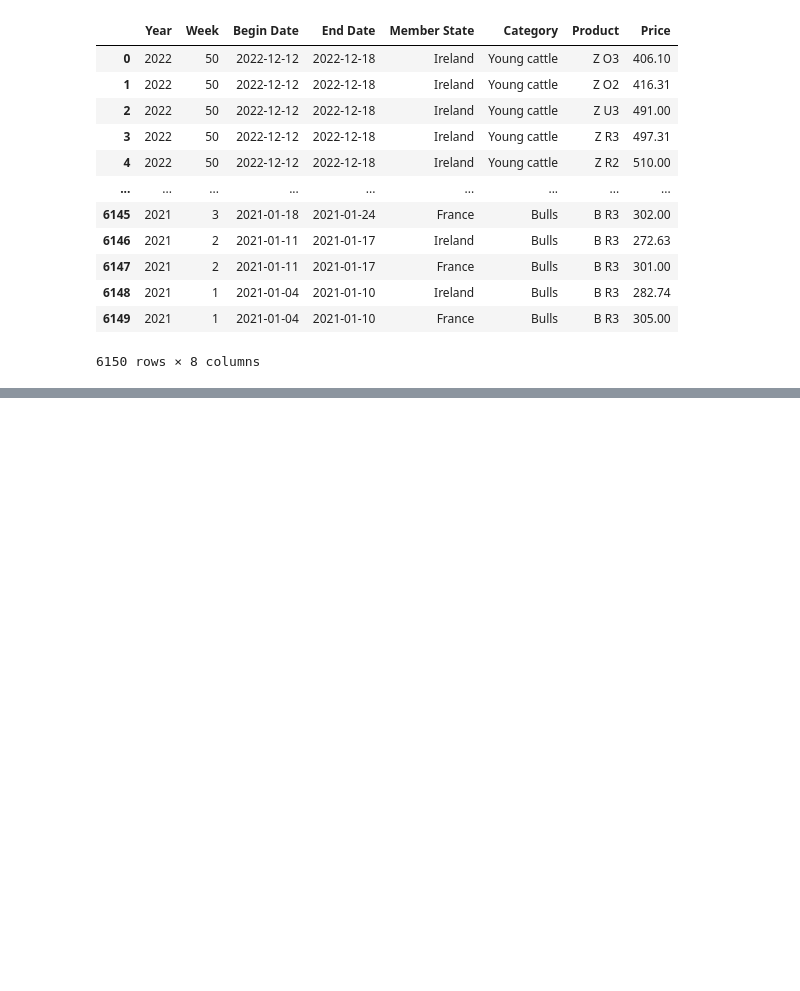
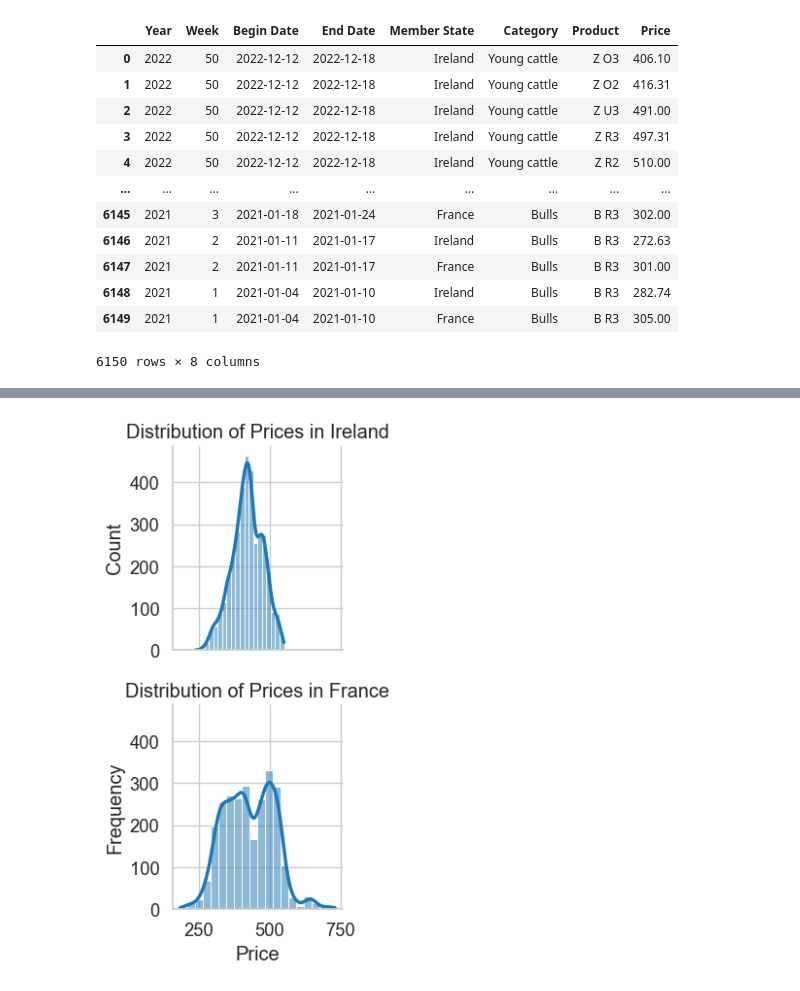
Before and after one commit to sba22222/CA2, a Jupyter notebook: CA2_TAKE2.ipynb, the cells around one changed output, grey strips where cells are left out. Drawn from its saved outputs; the diff is of its cells as text; code cells hidden in the pictures; blank space fills up the shorter version.

```diff
--- a/CA2_TAKE2.ipynb
+++ b/CA2_TAKE2.ipynb
@@ -39,0 +42,16 @@ plt.ylabel('Prices');
+# %%
+import seaborn as sns
+
+# Create a facet grid with the 'Country' column as the rows
+g = sns.FacetGrid(df, row="Member State")
+
+# Create a histogram plot on the grid with the 'Price' column as the x-axis
+g.map(sns.histplot, "Price", bins=20, kde=True)
+
+# Set the plot titles and labels
+g.set_titles("Distribution of Prices in {row_name}")
+plt.xlabel('Price')
+plt.ylabel('Frequency');
+#plt.savefig('./Images/Img_1_BusDataframe_histogram.svg')
+# %% [output]
+[figure, added]
```
Also changed, not shown: parts of 15 cells of this notebook.
